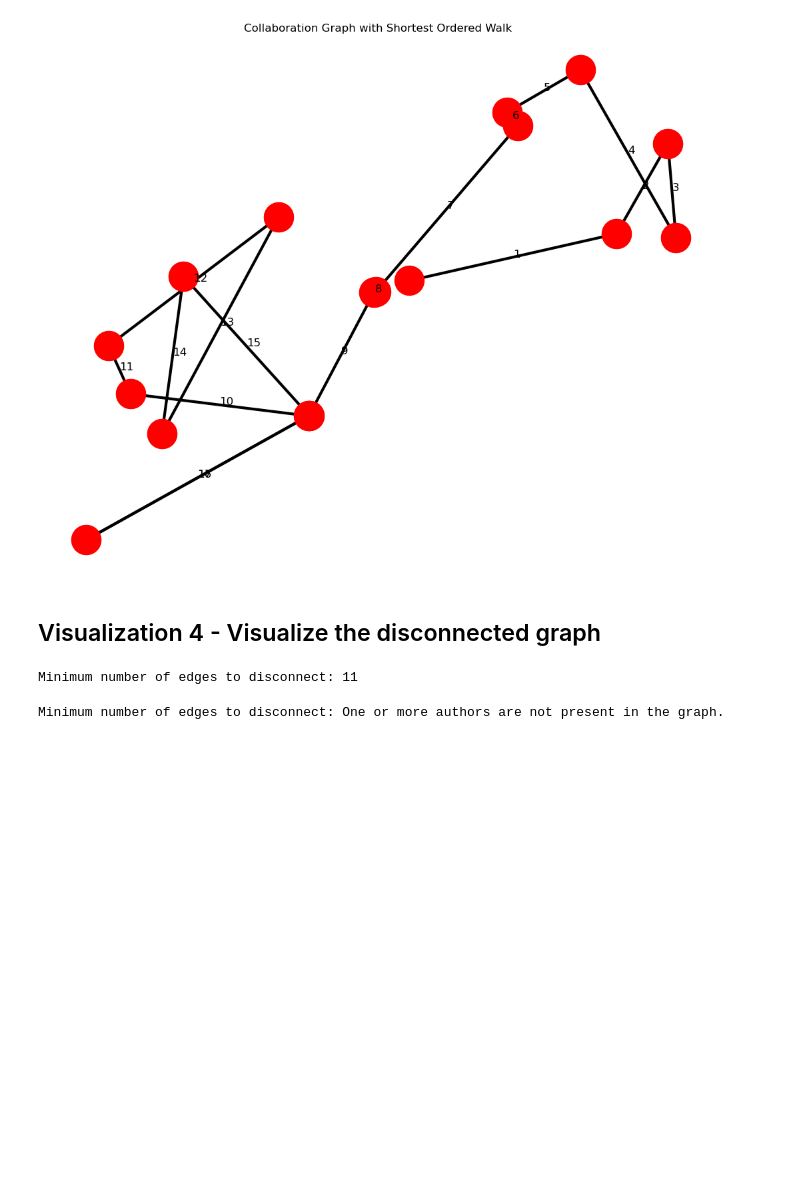
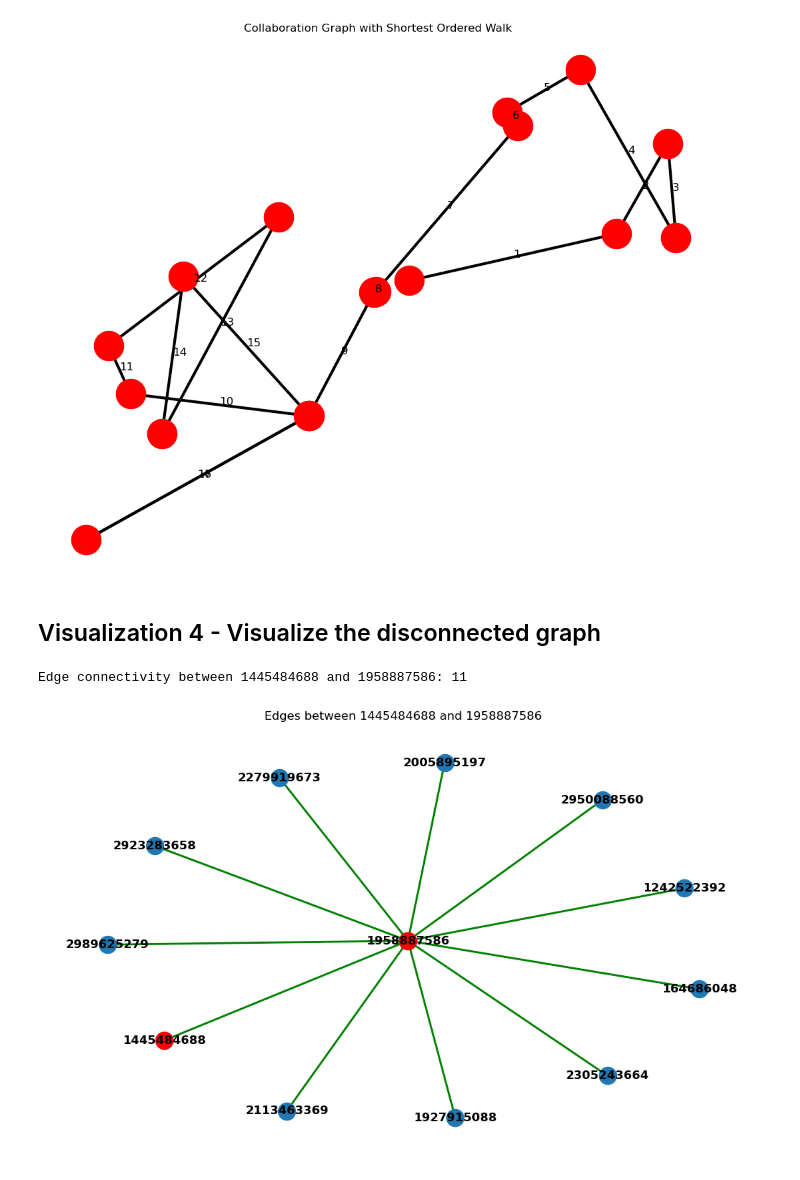
Before and after one commit to armanfeili/ADM-HW5, a Jupyter notebook: notebook 5.ipynb, the cells around one changed output. Drawn from its saved outputs; the diff is of its cells as text; code cells hidden in the pictures; blank space fills up the shorter version.

```diff
--- a/notebook 5.ipynb
+++ b/notebook 5.ipynb
@@ -662,21 +662,56 @@ plot_shortest_walk(collaboration_graph, result)
 [figure]
 # %% [markdown]
 ## Visualization 4 - Visualize the disconnected graph
-# %%
-# Example usage:
-authorA = '1445484688'
-authorB = '1958887586'
-
-result = min_edges_to_disconnect(collaboration_graph, authorA, authorB)
-print("Minimum number of edges to disconnect:", result)
-# %% [output]
-Minimum number of edges to disconnect: 11
-# %%
-# Example usage:
-authorA = '2146468246'
-authorB = '1957213110'
-
-result = min_edges_to_disconnect(collaboration_graph, authorA, authorB)
-print("Minimum number of edges to disconnect:", result)
-# %% [output]
-Minimum number of edges to disconnect: One or more authors are not present in the graph.
+# %%
+def min_edges_to_disconnect(graph, author_a, author_b, top_authors):
+    # Extract the top authors' data
+    top_authors_data = [author for author in top_authors if str(author) in graph.nodes()]
+
+    # Create a copy of the original graph
+    temp_graph = graph.copy()
+
+    # Remove edges between top authors
+    edges_to_remove = []
+    for edge in temp_graph.edges():
+        if (edge[0] in top_authors_data and edge[1] in top_authors_data):
+            edges_to_remove.append(edge)
+
+    temp_graph.remove_edges_from(edges_to_remove)
+
+    # Calculate edge connectivity between authors A and B
+    edge_connectivity = nx.edge_connectivity(temp_graph, author_a, author_b)
+
+    return edge_connectivity
+# %%
+def plot_edges_between_nodes(graph, node_a, node_b):
+    # Find the edges whose removal would disconnect the nodes
+    edges = list(nx.minimum_edge_cut(graph, node_a, node_b))
+
+    # Create a subgraph containing only the edges between node_a and node_b
+    subgraph = graph.edge_subgraph(edges)
+
+    # Visualize the subgraph
+    plt.figure(figsize=(10, 6))
+    pos = nx.spring_layout(subgraph)  # You can use different layouts as well
+
+    # Plot the subgraph with edges between the specified nodes highlighted
+    nx.draw(subgraph, pos, with_labels=True, font_weight='bold')
+    nx.draw_networkx_edges(subgraph, pos, edgelist=edges, edge_color='g', width=2)
+    nx.draw_networkx_nodes(subgraph, pos, nodelist=[node_a, node_b], node_color='r', node_size=300)
+
+    plt.title(f'Edges between {node_a} and {node_b}')
+    plt.show()
+
+# Nodes to visualize edges between
+nodeA = '1445484688'
+nodeB = '1958887586'
+
+# Calculate the edge connectivity between author A and author B
+edge_connectivity = min_edges_to_disconnect(collaboration_graph, authorA, authorB, authors_sequence)
+print(f"Edge connectivity between {authorA} and {authorB}: {edge_connectivity}")
+
+# Plot the graph showing edges between the specified nodes
+plot_edges_between_nodes(collaboration_graph, nodeA, nodeB)
+# %% [output]
+Edge connectivity between 1445484688 and 1958887586: 11
+[figure, added]
```
Also changed, not shown: parts of 4 cells of this notebook.
